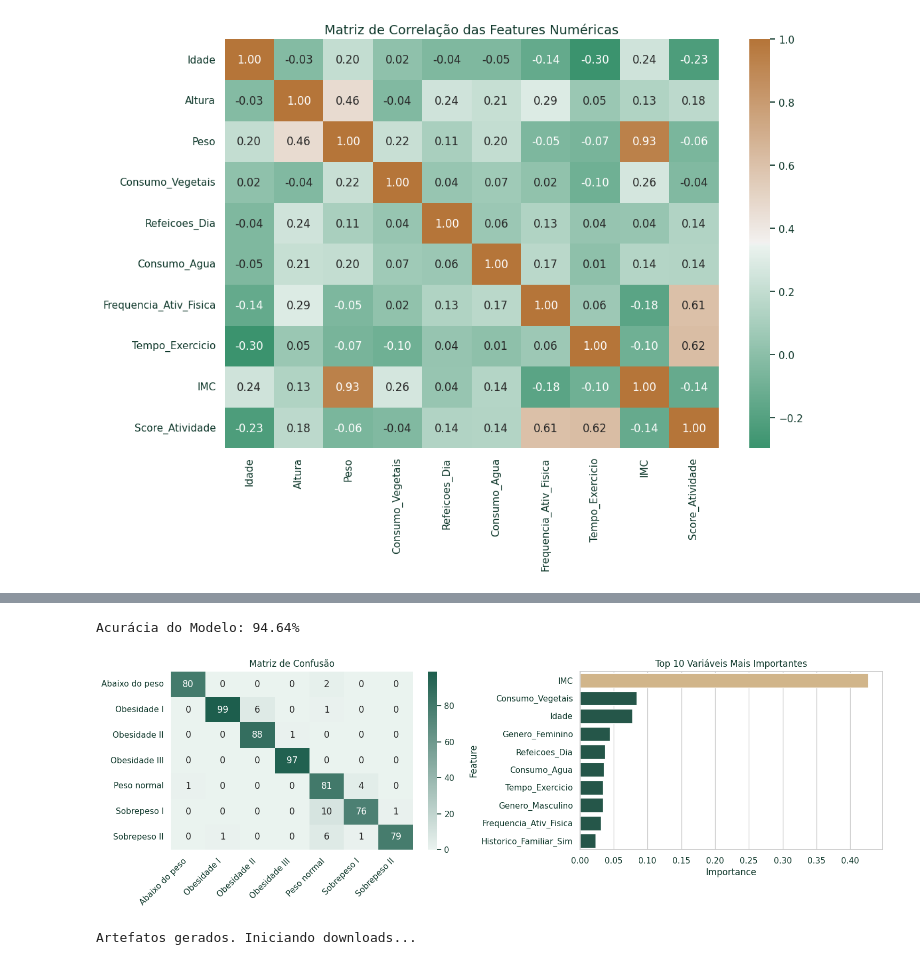
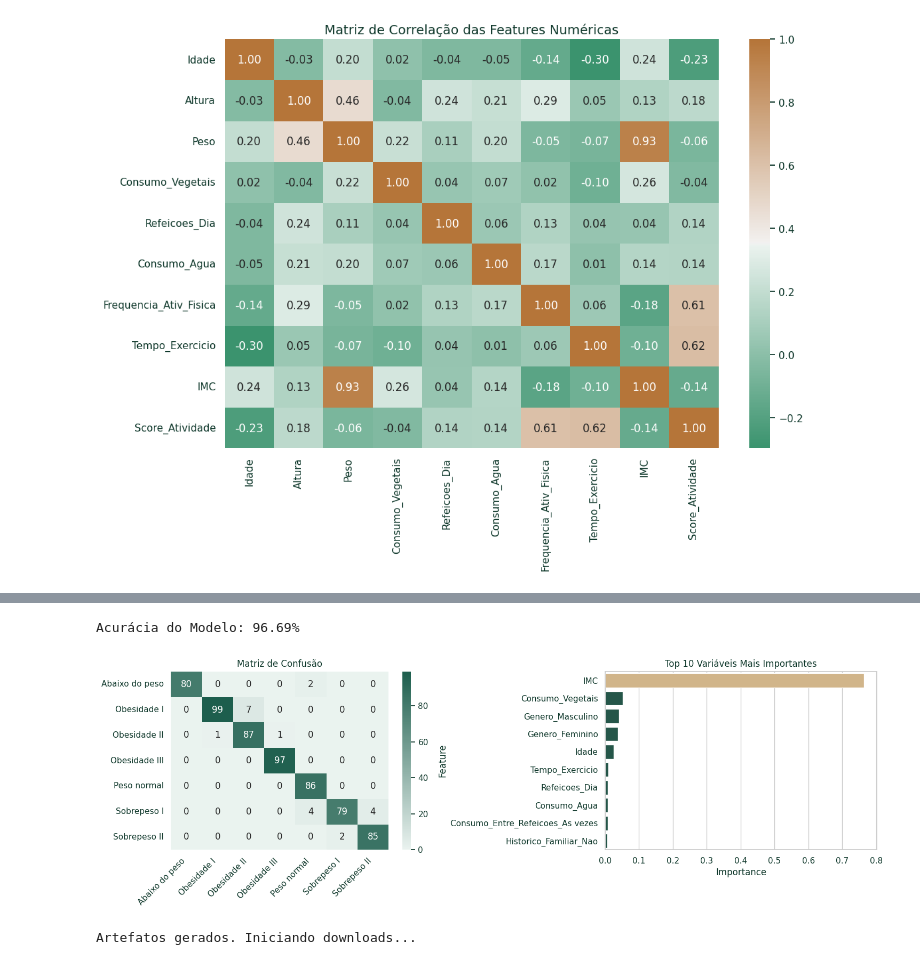
Before and after one commit to andersonserrico/notebooks-Grupo_45, a Jupyter notebook: Tech_Fase_4_Grupo_45_VFinal.ipynb, the cells around one changed output, grey strips where cells are left out. Saved outputs shown, nothing was run; the diff lists cells and outputs as text; code cells hidden in the pictures.

```diff
--- a/Tech_Fase_4_Grupo_45_VFinal.ipynb
+++ b/Tech_Fase_4_Grupo_45_VFinal.ipynb
@@ -179,8 +179,16 @@ O modelo selecionado foi o `RandomForestClassifier`. Foram definidos parâmetros
 # %%
-# 5.1. Construção e ajuste do modelo
+# 5.1. Construção e ajuste do modelo (Sintonia fina para responsividade de probabilidades)
 pipeline_rf = Pipeline([
     ('preprocessor', preprocessador),
-    ('classifier', RandomForestClassifier(n_estimators=150, max_depth=12, min_samples_leaf=4, random_state=42, class_weight='balanced', n_jobs=-1))
+    ('classifier', RandomForestClassifier(
+        n_estimators=200,
+        max_depth=9,              # Profundidade ideal para não decorar os dados (overfitting)
+        min_samples_leaf=6,       # Suaviza a decisão, deixando as % de probabilidade mais fluidas
+        max_features=0.6,         # Visão de 60% das colunas: obriga a cruzar IMC com Hábitos
+        random_state=42,
+        class_weight='balanced',  # Retorna o peso para evitar tendência às classes majoritárias
+        n_jobs=-1
+    ))
 ])
 
 pipeline_rf.fit(X_train, y_train_1d)
@@ -217,6 +225,7 @@ with open('app.py', 'w', encoding='utf-8') as f:
 import joblib
 import pandas as pd
 import io
+import altair as alt
 
 st.set_page_config(page_title="Diagnóstico de Peso Corporal", layout="wide")
 
@@ -271,6 +280,7 @@ if st.button("Gerar Diagnóstico"):
 
         score_atv = float(atv_map.get(ativ_fisica, 0) * tel_map.get(telas, 0))
 
+        # Envio dos dados SEM Peso e Altura para o modelo, para focar no IMC e hábitos
         dados = pd.DataFrame([{
             'Genero': genero, 'Idade': float(idade), 'Historico_Familiar': familia,
             'Consumo_Alta_Caloria': calorico, 'Consumo_Vegetais': veg_map.get(vegetais, 2),
@@ -281,43 +291,77 @@ if st.button("Gerar Diagnóstico"):
             'Meio_Transporte': transporte, 'IMC': float(imc), 'Score_Atividade': score_atv
         }])
 
+        # Obter classe final e as probabilidades
         resultado = model.predict(dados)[0]
+        probabilidades = model.predict_proba(dados)[0]
+        classes = model.classes_
+        confianca = max(probabilidades) * 100
 
         st.markdown("### 📋 Resultado do Diagnóstico")
-        st.success(f"**Paciente:** {nome_paciente}  |  **Diagnóstico Clínico:** {resultado}")
 
+        col_res1, col_res2 = st.columns(2)
+        with col_res1:
+            st.success(f"**Paciente:** {nome_paciente}  |  **Diagnóstico:** {resultado}")
+            st.info(f"**Grau de Confiança do Modelo:** {confianca:.2f}%")
+
+        with col_res2:
+            st.markdown("**Indicadores Corporais Base:**")
+            st.write(f"- **Peso Registrado:** {peso} kg")
+            st.write(f"- **Altura Registrada:** {altura} m")
+            st.write(f"- **IMC Calculado:** {imc}")
+
+        st.markdown("#### 📊 Distribuição das Probabilidades por Classe")
+
+        # Criação de DataFrame para o gráfico interativo
+        df_probs = pd.DataFrame({'Classe': classes, 'Probabilidade (%)': probabilidades * 100})
+        ordem = ['Abaixo do peso', 'Peso normal', 'Sobrepeso I', 'Sobrepeso II', 'Obesidade I', 'Obesidade II', 'Obesidade III']
+        df_probs['Classe'] = pd.Categorical(df_probs['Classe'], categories=ordem, ordered=True)
+        df_probs = df_probs.sort_values('Classe')
+
+        chart = alt.Chart(df_probs).mark_bar(color='#1D5E4D', cornerRadiusEnd=4).encode(
+            x=alt.X('Probabilidade (%):Q', scale=alt.Scale(domain=[0, 100])),
+            y=alt.Y('Classe:N', sort=ordem, axis=alt.Axis(title='')),
+            tooltip=[alt.Tooltip('Classe', title='Diagnóstico'), alt.Tooltip('Probabilidade (%)', format='.1f')]
+        ).properties(height=250)
+
+        st.altair_chart(chart, use_container_width=True)
+
+        # Preparação do Export (Retornando o peso e altura visuais para o arquivo final excel do médico)
         df_export = dados.copy()
         df_export.insert(0, 'Nome_Paciente', nome_paciente)
+        df_export.insert(3, 'Altura', altura)
+        df_export.insert(4, 'Peso', peso)
         df_export['Resultado_Diagnostico'] = resultado
+        df_export['Confianca_Modelo_%'] = round(confianca, 2)
 
         output = io.BytesIO()
         with pd.ExcelWriter(output, engine='xlsxwriter') as writer:
             df_export.to_excel(writer, index=False, sheet_name='Diagnostico')
 
         st.download_button(
             label="📥 Exportar Relatório da Avaliação (Excel)",
             data=output.getvalue(),
             file_name=f"diagnostico_{nome_paciente.lower().replace(' ', '_')}.xlsx",
             mime="application/vnd.openxmlformats-officedocument.spreadsheetml.sheet"
         )
 """)
 
 # 5.5. Arquivo de dependências
 with open('requirements.txt', 'w', encoding='utf-8') as f:
-    f.write(f"streamlit\npandas=={pd.__version__}\nscikit-learn=={sklearn.__version__}\njoblib=={joblib.__version__}\nxlsxwriter\n")
+    f.write(f"streamlit\npandas=={pd.__version__}\nscikit-learn=={sklearn.__version__}\njoblib=={joblib.__version__}\nxlsxwriter\naltair\n")
 
 # Salvando artefatos e habilitando download local
 joblib.dump(pipeline_rf, 'modelo_obesidade_rf.pkl')
 df_analise.to_csv('obesity_tratada_grupo45.csv', index=False, sep=';', decimal=',', encoding='utf-8-sig')
 
 print("Artefatos gerados. Iniciando downloads...")
 files.download('modelo_obesidade_rf.pkl')
 files.download('obesity_tratada_grupo45.csv')
 files.download('app.py')
 files.download('requirements.txt')
 # %% [output]
-Acurácia do Modelo: 94.64%
+Acurácia do Modelo: 96.69%
-[figure, old version]
+[figure, new version]
 Artefatos gerados. Iniciando downloads...
 [interactive output not drawn]
 [interactive output not drawn]
```
Also changed, not shown: parts of 13 cells of this notebook.
